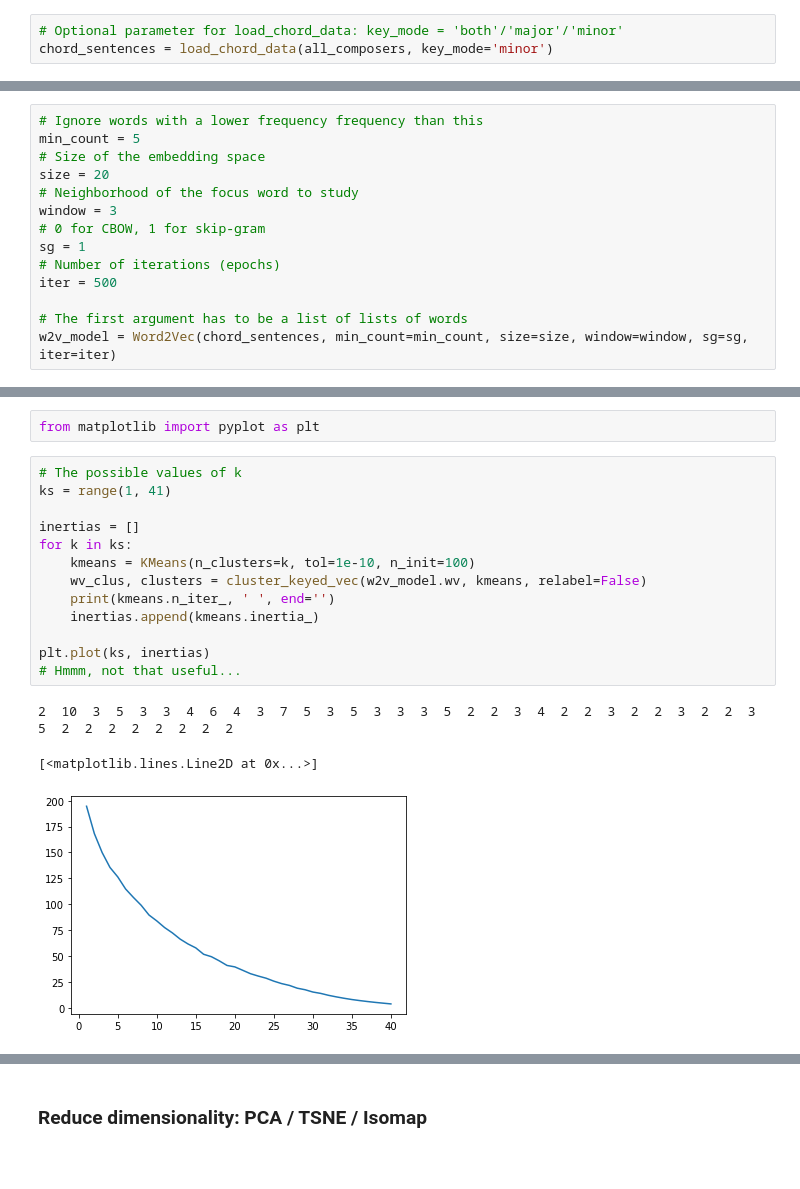
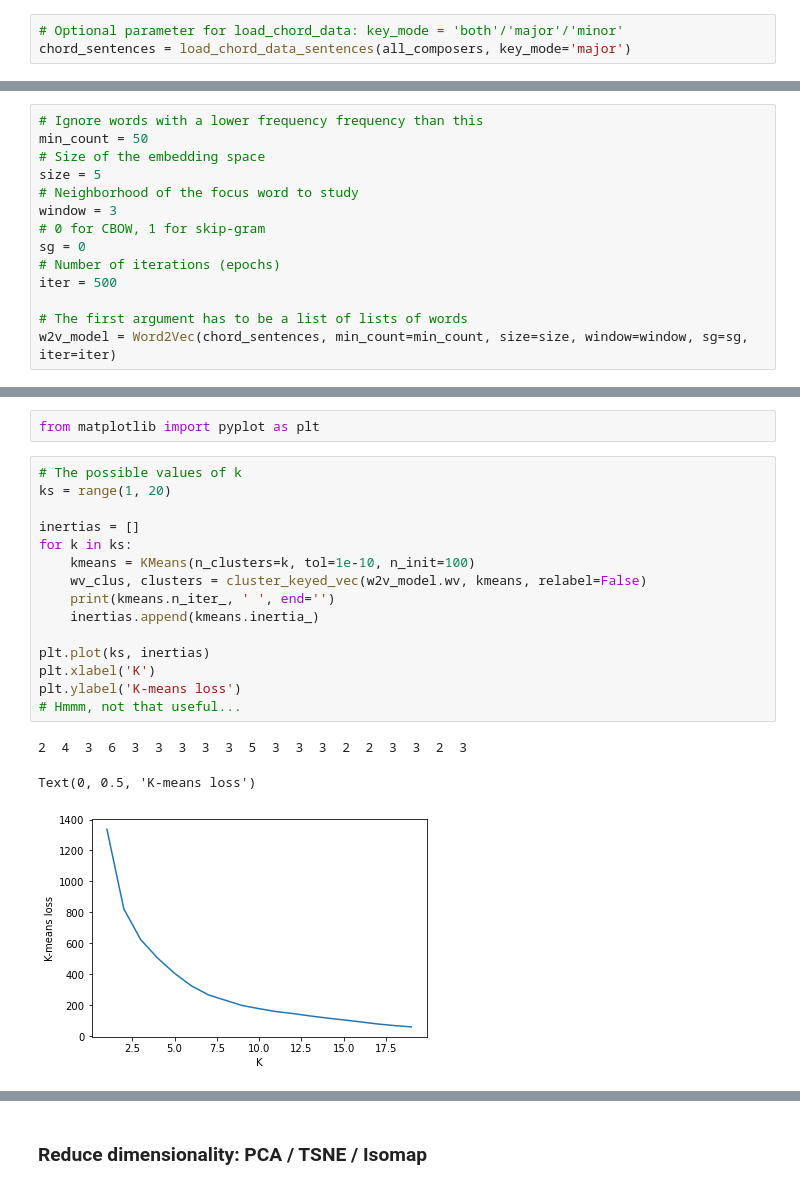
Before and after one commit to elianzuoni/ml_project2, a Jupyter notebook: Clusters.ipynb, the cells around one changed output, grey strips where cells are left out. Cells and saved outputs as stored; diff of their text form; blank space fills up the shorter version.

Commit message:
done major clustering

```diff
--- a/Clusters.ipynb
+++ b/Clusters.ipynb
@@ -14,3 +14,3 @@ from load_data import load_chord_data, all_composers
 # %%
 # Optional parameter for load_chord_data: key_mode = 'both'/'major'/'minor'
-chord_sentences = load_chord_data(all_composers, key_mode='minor')
+chord_sentences = load_chord_data_sentences(all_composers, key_mode='major')
@@ -21,13 +32,13 @@ Several hyperparameters to choose.
 from gensim.models import Word2Vec
 # %%
 # Ignore words with a lower frequency frequency than this
-min_count = 5
+min_count = 50
 # Size of the embedding space
-size = 20
+size = 5
 # Neighborhood of the focus word to study
 window = 3
 # 0 for CBOW, 1 for skip-gram
-sg = 1
+sg = 0
 # Number of iterations (epochs)
 iter = 500
 
@@ -52,20 +63,22 @@ from dimred_cluster import cluster_keyed_vec
 from matplotlib import pyplot as plt
 # %%
 # The possible values of k
-ks = range(1, 41)
+ks = range(1, 20)
 
 inertias = []
 for k in ks:
     kmeans = KMeans(n_clusters=k, tol=1e-10, n_init=100)
     wv_clus, clusters = cluster_keyed_vec(w2v_model.wv, kmeans, relabel=False)
     print(kmeans.n_iter_, ' ', end='')
     inertias.append(kmeans.inertia_)
 
 plt.plot(ks, inertias)
+plt.xlabel('K')
+plt.ylabel('K-means loss')
 # Hmmm, not that useful...
 # %% [output]
-2  10  3  5  3  3  4  6  4  3  7  5  3  5  3  3  3  5  2  2  3  4  2  2  3  2  2  3  2  2  3  5  2  2  2  2  2  2  2  2
+2  4  3  6  3  3  3  3  3  5  3  3  3  2  2  3  3  2  3
-[<matplotlib.lines.Line2D at 0x...>]
+Text(0, 0.5, 'K-means loss')
-[figure, old version]
+[figure, new version]
 # %%
 # Main hyperparameter: number of clusters
```
Also changed, not shown: parts of 14 cells of this notebook, 5 other files.
